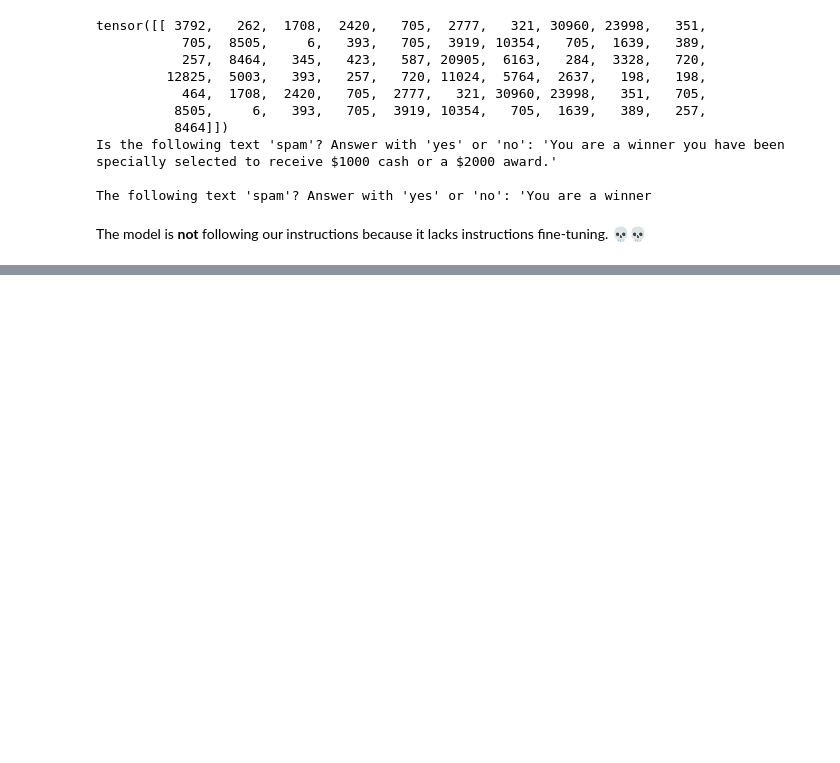
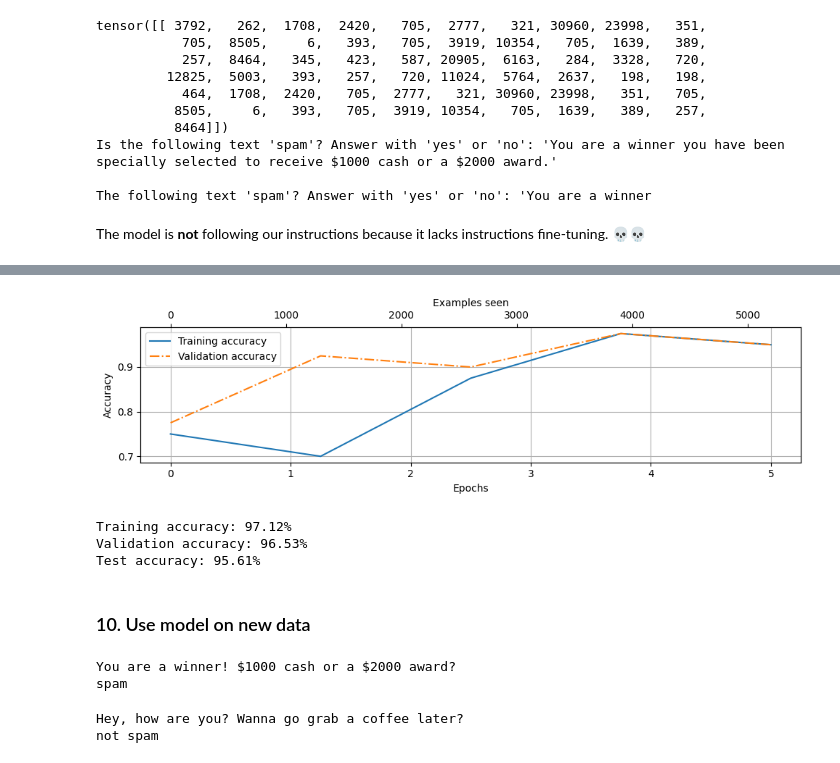
Before and after one commit to j-zhang19/llm-from-scratch, a Jupyter notebook: finetuning.ipynb, the cells around one changed output, grey strips where cells are left out. Drawn from its saved outputs; the diff is of its cells as text; code cells hidden in the pictures; blank space fills up the shorter version.

```diff
--- a/finetuning.ipynb
+++ b/finetuning.ipynb
@@ -349,0 +583,21 @@ GPTModel(
+# %%
+epochs_tensor = torch.linspace(0, num_epochs, len(train_accs))
+examples_seen_tensor = torch.linspace(0, examples_seen, len(train_accs))
+
+plot_values(epochs_tensor, examples_seen_tensor, train_accs, val_accs, label="accuracy")
+# %% [output]
+[figure, added]
+# %%
+train_accuracy = calc_accuracy_loader(train_loader, model, device)
+val_accuracy = calc_accuracy_loader(val_loader, model, device)
+test_accuracy = calc_accuracy_loader(test_loader, model, device)
+
+print(f"Training accuracy: {train_accuracy*100:.2f}%")
+print(f"Validation accuracy: {val_accuracy*100:.2f}%")
+print(f"Test accuracy: {test_accuracy*100:.2f}%")
+# %% [output]
+Training accuracy: 97.12%
+Validation accuracy: 96.53%
+Test accuracy: 95.61%
+# %% [markdown]
+### 10. Use model on new data
@@ -349,0 +628,14 @@ GPTModel(
+# %%
+text_1 = "You are a winner! $1000 cash or a $2000 award?"
+
+print(text_1, classify_review(text_1, model, tokenizer, device, max_length=train_dataset.max_length), sep='\n')
+# %% [output]
+You are a winner! $1000 cash or a $2000 award?
+spam
+# %%
+text_2 = "Hey, how are you? Wanna go grab a coffee later?"
+
+print(text_2, classify_review(text_2, model, tokenizer, device, max_length=train_dataset.max_length), sep='\n')
+# %% [output]
+Hey, how are you? Wanna go grab a coffee later?
+not spam
```
Also changed, not shown: parts of 31 cells of this notebook, 1 other file.
